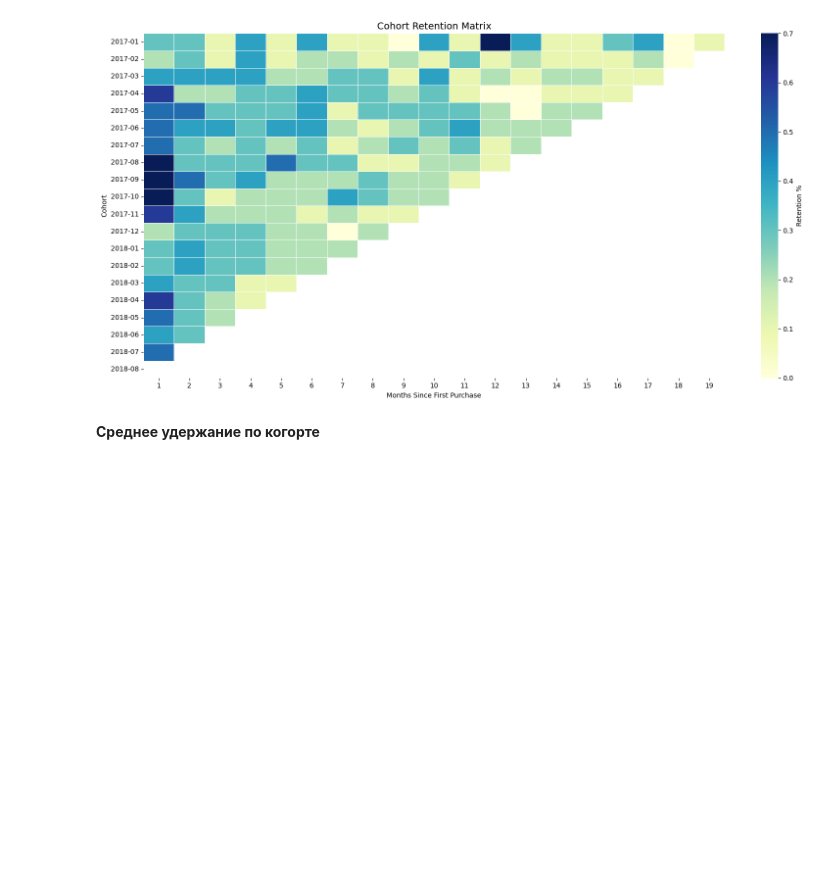
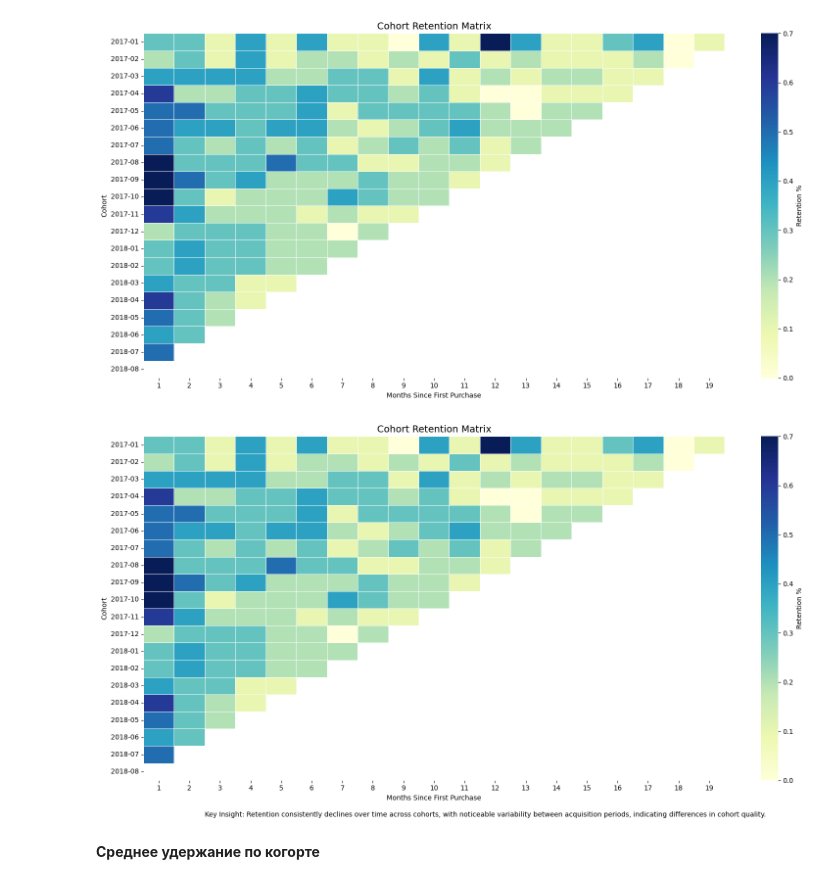
Before and after one commit to rtagirov/ecommerce_sql_rfm_analysis, a Jupyter notebook: ecommerce_sql_rfm_analysis.ipynb, the cells around one changed output. Saved outputs shown, nothing was run; the diff lists cells and outputs as text; code cells hidden in the pictures; blank space fills up the shorter version.

Commit message:
added improved figures

```diff
--- a/ecommerce_sql_rfm_analysis.ipynb
+++ b/ecommerce_sql_rfm_analysis.ipynb
@@ -2259,6 +2255,47 @@ plt.tight_layout()
 plt.show()
 # %% [output]
 [figure]
+# %%
+import seaborn as sns
+import matplotlib.pyplot as plt
+
+# убираем M0
+heatmap_data = retention_matrix_filled.drop(columns=0)
+
+# форматируем индекс
+heatmap_data.index = heatmap_data.index.strftime('%Y-%m')
+
+plt.figure(figsize=(16, 8))
+
+mask = heatmap_data.isna()
+
+sns.heatmap(
+    heatmap_data.round(1),
+    mask=mask,
+    cmap="YlGnBu",
+    annot=False,
+    linewidths=0.5,
+    linecolor="white",
+    cbar_kws={"label": "Retention %"},
+    vmin=0
+)
+
+plt.title("Cohort Retention Matrix", fontsize=14)
+plt.xlabel("Months Since First Purchase")
+plt.ylabel("Cohort")
+
+plt.figtext(
+    0.5, -0.02,
+    "Key Insight: Retention consistently declines over time across cohorts, "
+    "with noticeable variability between acquisition periods, indicating differences in cohort quality.",
+    ha="center",
+    fontsize=10
+)
+
+plt.tight_layout()
+plt.show()
+# %% [output]
+[figure, added]
 # %% [markdown]
 **Среднее удержание по когорте**
 # %%
```
Also changed, not shown: parts of 5 cells of this notebook.
